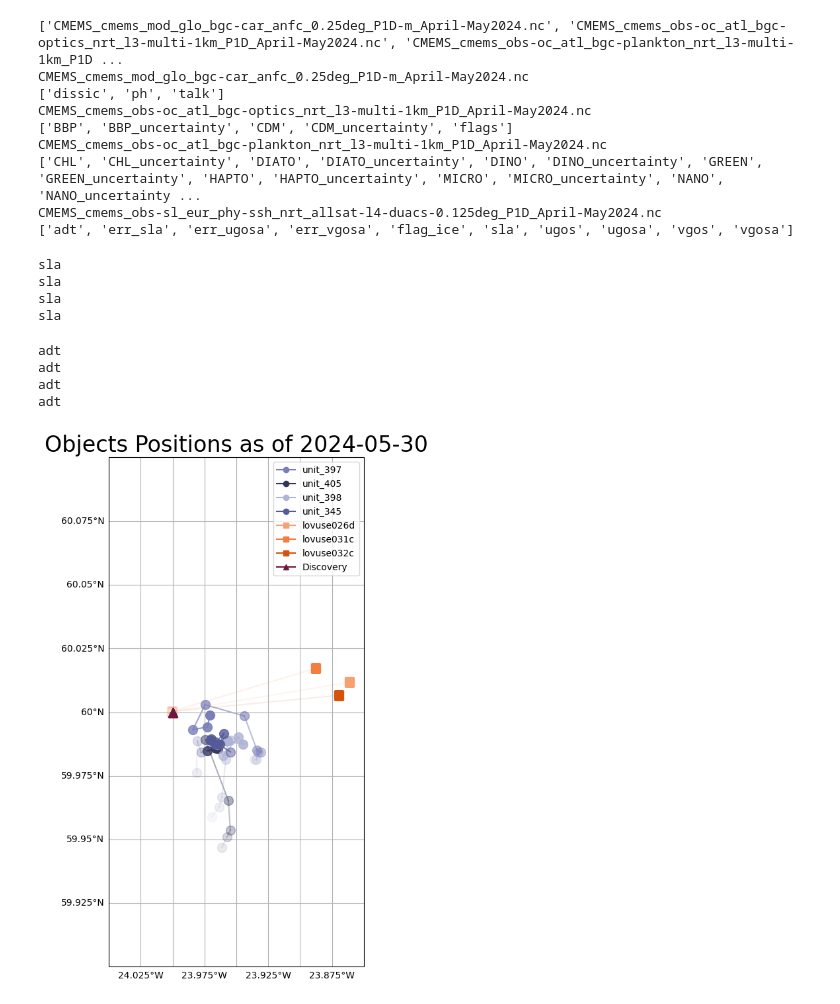
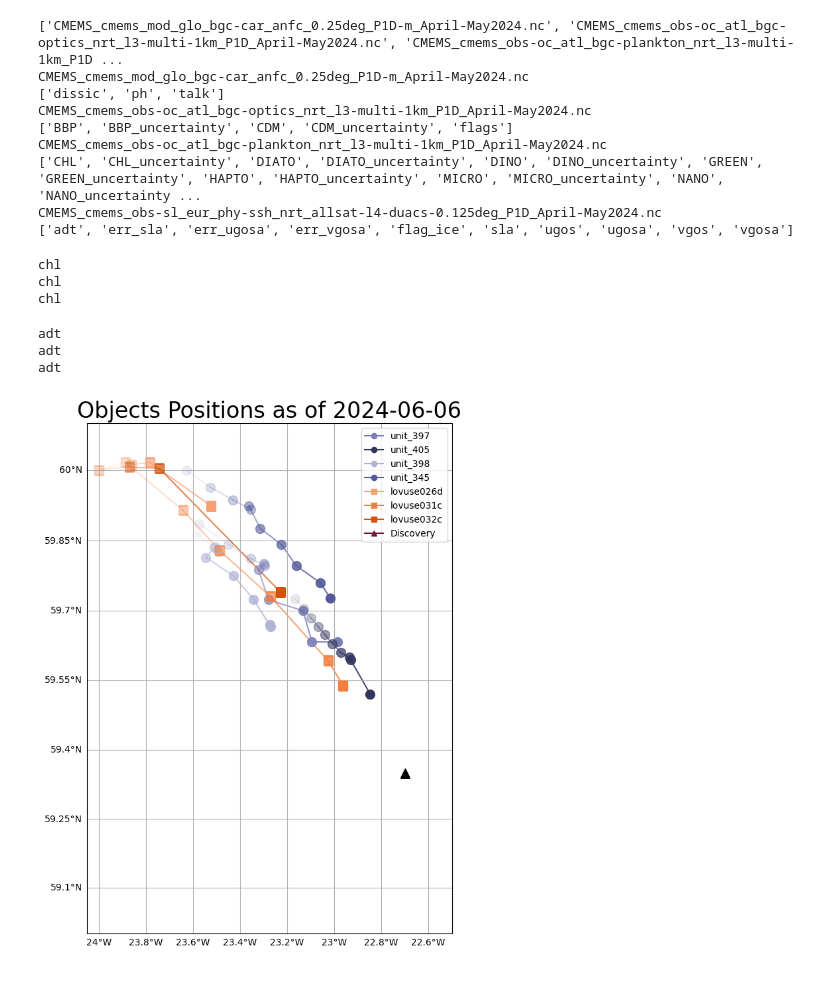
Before and after one commit to NOC-OBG-Autonomy/biocarbon_nrt_data_viz, a Jupyter notebook: Python_notebooks/CMEMS_sat_vis_with_autonomy.ipynb, the cells around one changed output. Saved outputs shown, nothing was run; the diff lists cells and outputs as text; code cells hidden in the pictures.

```diff
--- a/Python_notebooks/CMEMS_sat_vis_with_autonomy.ipynb
+++ b/Python_notebooks/CMEMS_sat_vis_with_autonomy.ipynb
@@ -49,7 +49,7 @@ max_lon = -5 #-5
 min_lat = 55 #55
 max_lat = 66 #66
 
-additional_suffix = 'TEST'
+additional_suffix = '_TEST'
 
 # Float colors
 # For additional floats, add the name (as it appears in the 'Float_positions.csv') and color you'd like (as a hexcode)
@@ -60,7 +60,7 @@ float_colors = {
         'navis101': '#FBFF1F'}
 
 # CHLA
-skip_chla            = True
+skip_chla            = False
 CHLA_color           = 'YlGnBu_r'
 CHLA_plot_as_log     = True # Default True
 CHLA_plot_lim_max    = 10   # Default 10
@@ -74,14 +74,14 @@ SST_plot_lim_max     = 15    # Default 15
 SST_plot_lim_min     = 5     # Default 5
 
 # SSH
-skip_sla             = False
+skip_sla             = True
 SSH_color            = 'RdBu'
 SSH_plot_as_log      = False # Default False
 SSH_plot_lim_max     = 0.5   # Default  0.5
 SSH_plot_lim_min     = -0.5  # Default -0.5
 
 # Surface Currents
-skip_ssc             = True
+skip_ssc             = False
 SSC_color            = 'YlGnBu_r'
 SSC_plot_as_log      = False # Default False
 SSC_plot_lim_max     = 5   # Default 5
@@ -219,10 +219,14 @@ CMEMS_cmems_obs-sl_eur_phy-ssh_nrt_allsat-l4-duacs-0.125deg_P1D_April-May2024.nc
 # %%
 # Further presets
 
-zoom_plot = False
+zoom_plot    = False
+skip_floats  = False
+skip_gliders = False
 
+# Load autonomy positions
 csv_file = 'C:\\Users\\hanshil\\Documents\\GitHub\\biocarbon_nrt_data_viz\\Plotting_tools\\shared_data\\rt_positions.csv'  # Update this path
 df = pd.read_csv(csv_file)
+df['date'] = pd.to_datetime(df['date']) # Convert the 'time' column to datetime
 
 # 130km circle around deploy point
 circle_points = generate_circle_points(60, -24, 444)
@@ -231,9 +235,6 @@ circle_lats, circle_lons = circle_points[:, 0], circle_points[:, 1]
 # Load float positions
 float_position_path = os.path.join(floats_dir, 'Float_positions.csv')
 full_position = pd.read_csv(float_position_path)
-
-# Convert the 'time' column to datetime
-df['date'] = pd.to_datetime(df['date'])
 
 # Define unique symbols for different object types
 object_symbols = {
@@ -258,7 +259,7 @@ object_colors = {
 
 if zoom_plot:
     min_lon = -24.05 #-35
-    max_lon = -23.85 #-5
+    max_lon = -23.7 #-5
     min_lat = 59.9 #55
     max_lat = 60.1 #66
 # %%
@@ -275,10 +276,10 @@ for var_category, files in tqdm(var_dict.items()):
         continue
     if skip_bbp and var_category == 'bbp':
         continue
-    if skip_ssc and var_category == 'ast':
+    if skip_ssc and var_category == 'adt':
         continue
 
-    for day_offset in [-4, -3, -2, -1]:  # Plot the last two days
+    for day_offset in [-3,-2,-1]:  # Plot the last two days # Change this silly bit of code to be something more readable
         if len(files) > 1:
             data_vars = []
             for file, data_var in files.items():
@@ -418,9 +419,9 @@ for var_category, files in tqdm(var_dict.items()):
         # Process each unique object type
         for obj_type, symbol in object_symbols.items():
 
-            if obj_type == 'Float':
+            if obj_type == 'Float' and skip_floats:
                 continue
-            if obj_type == 'glider':
+            if obj_type == 'glider' and skip_gliders:
                 continue
 
             # Filter data for the current object type
@@ -525,20 +526,18 @@ for var_category, files in tqdm(var_dict.items()):
         plt.clf()
         plt.close()
 # %% [output]
-sla
-sla
-sla
-sla
+chl
+chl
+chl
 adt
 adt
 adt
-adt
 # %%
 # Plotting additional autonomy
 
 min_lon = -24.05 #-35
-max_lon = -23.85 #-5
-min_lat = 59.9 #55
+max_lon = -22.5 #-5
+min_lat = 59 #55
 max_lat = 60.1 #66
 
 # Load the CSV file into a DataFrame
@@ -549,7 +548,7 @@ df = pd.read_csv(csv_file)
 df['date'] = pd.to_datetime(df['date'])
 
 # Define the date_of_plot as a string in the format 'YYYY-MM-DD'
-date_of_plot = '2024-05-30'  # Example date
+date_of_plot = '2024-06-06'  # Example date
 date_of_plot_dt = datetime.strptime(date_of_plot, '%Y-%m-%d')
 
 # Filter out rows with 'time' greater than date_of_plot
@@ -602,32 +601,35 @@ for obj_type, symbol in object_symbols.items():
         for i, (index, row) in enumerate(obj_data.iterrows()):
             if i >= 10:  # Only plot up to the 10 most recent points
                 break
             alpha = alphas[i]
             rgba_color_with_alpha = (*rgba_color[:3], alpha)
             marker_edge_color = (*rgba_color[:3], alpha)  # Marker edge color follows opacity gradient
             ax.scatter(row['lon'], row['lat'], color=rgba_color_with_alpha, edgecolor=marker_edge_color,
                        transform=ccrs.PlateCarree(), zorder=3, marker=symbol, s=100)
 
             if i > 0:
                 prev_row = obj_data.iloc[i - 1]
                 ax.plot([prev_row['lon'], row['lon']],
                         [prev_row['lat'], row['lat']],
                         color=rgba_color_with_alpha, transform=ccrs.PlateCarree(), zorder=2)
 
         # Create a proxy artist for each object
         proxy = plt.Line2D([0], [0], linestyle='-', marker=symbol, color=object_colors.get(name, '#000000'), label=name)
         legend_handles.append(proxy)
 
 # Add legend to the plot
 ax.legend(handles=legend_handles, loc='upper right')
-        # Add lon/lat grid and adjust labels
+# Add lon/lat grid and adjust labels
 gl = ax.gridlines(draw_labels=True, x_inline=False, y_inline=False, crs=ccrs.PlateCarree())
 gl.top_labels = False
 gl.right_labels = False
+
+ax.scatter(-22.7, 59.35, color='black', edgecolor='black',
+           transform=ccrs.PlateCarree(), marker=symbol, s=100)
 
 # Set plot title and save the plot
 plot_title = f'Objects Positions as of {date_of_plot}'
 ax.set_title(plot_title, fontsize=24)
 plt.show()
 # %% [output]
-[figure, old version]
+[figure, new version]
```
Also changed, not shown: 4 other files.
